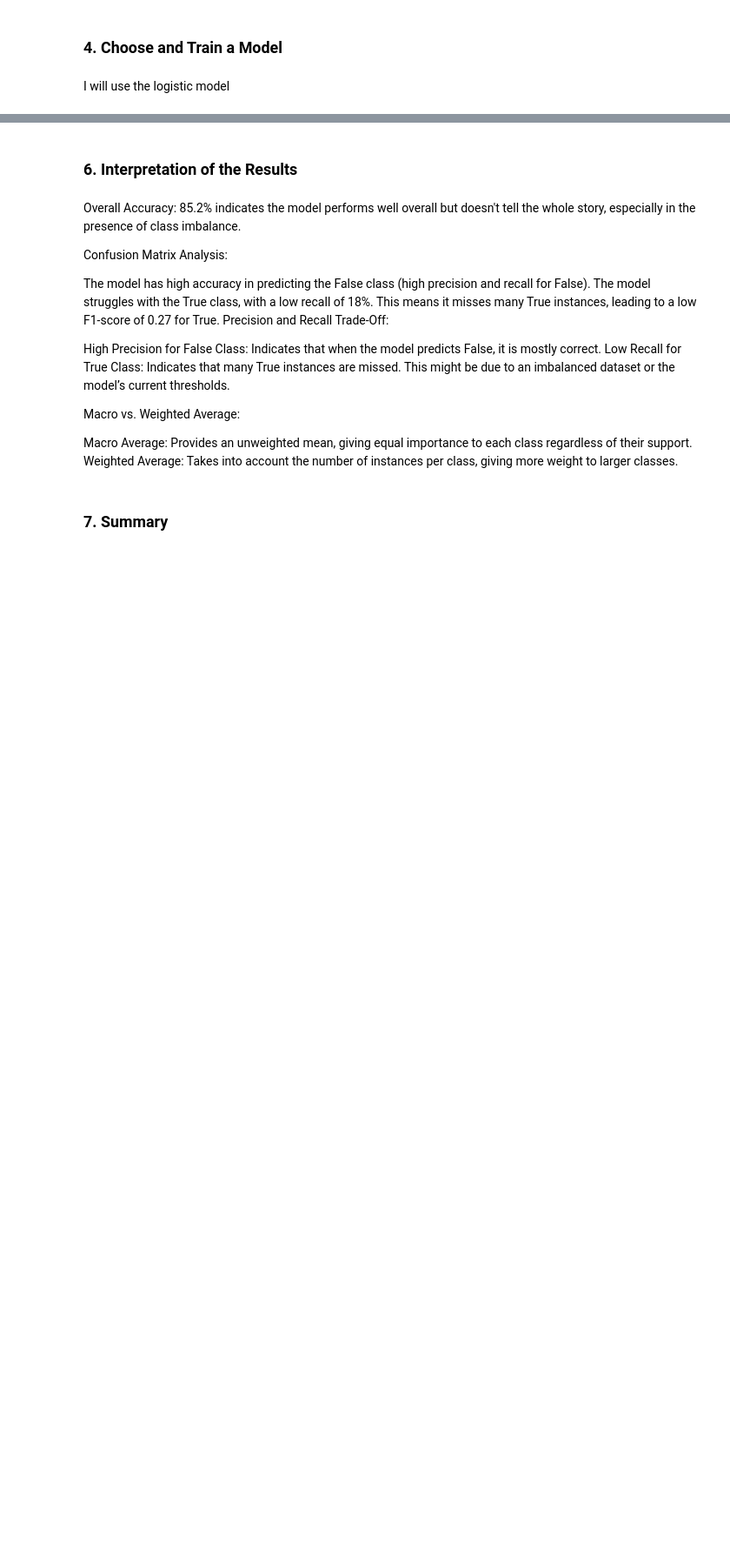
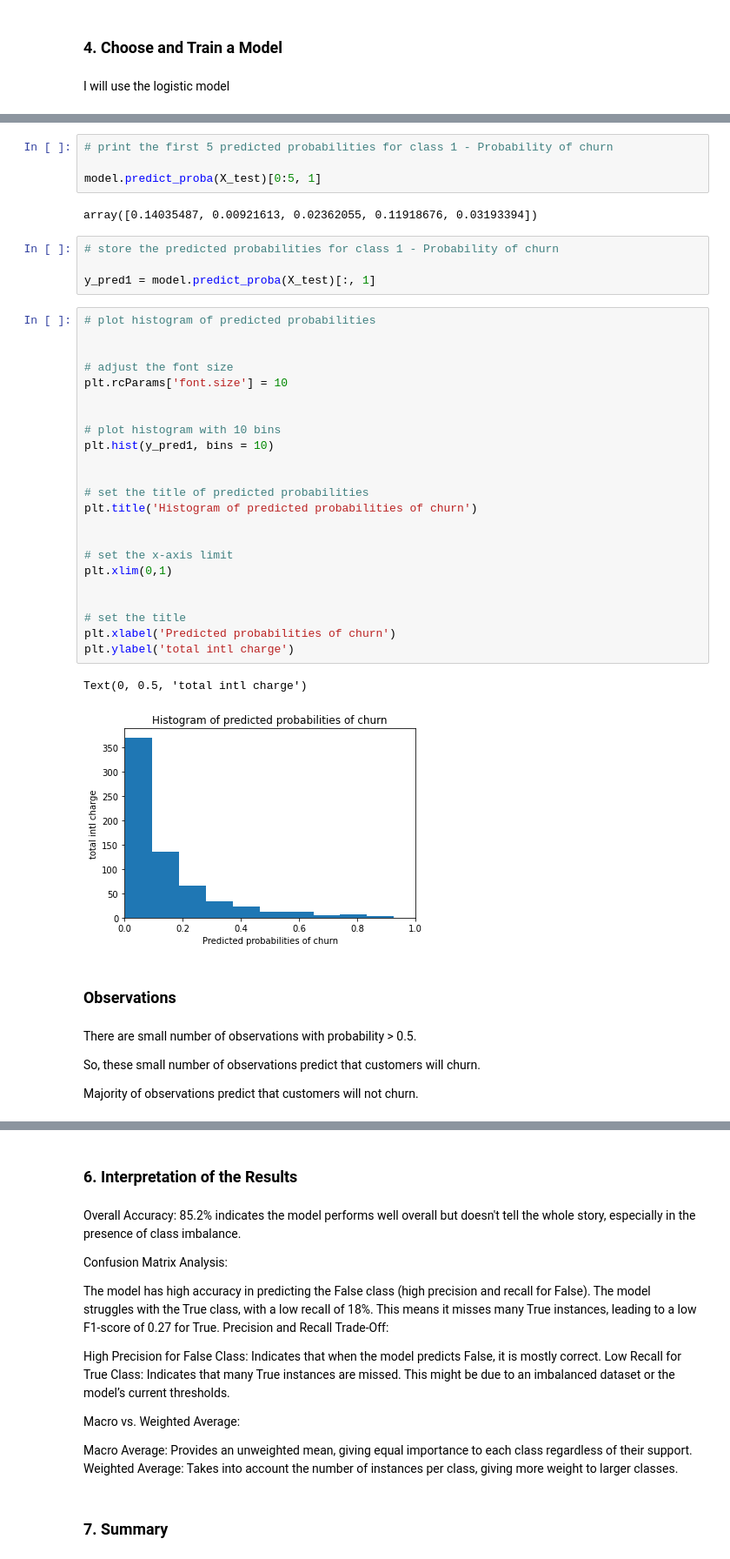
Before and after one commit to CYNTHIA-ATIENO/PHASE-3-PROJECT, a Jupyter notebook: index.ipynb, the cells around one changed output, grey strips where cells are left out. Shown at 87% size. Drawn from its saved outputs; the diff is of its cells as text; blank space fills up the shorter version.

```diff
--- a/index.ipynb
+++ b/index.ipynb
@@ -327,3 +438,47 @@ weighted avg       0.82      0.85      0.82       667
+# %%
+# print the first 5 predicted probabilities for class 1 - Probability of churn
+
+model.predict_proba(X_test)[0:5, 1]
+# %% [output]
+array([0.14035487, 0.00921613, 0.02362055, 0.11918676, 0.03193394])
+# %%
+# store the predicted probabilities for class 1 - Probability of churn
+
+y_pred1 = model.predict_proba(X_test)[:, 1]
+# %%
+# plot histogram of predicted probabilities
+
+
+# adjust the font size
+plt.rcParams['font.size'] = 10
+
+
+# plot histogram with 10 bins
+plt.hist(y_pred1, bins = 10)
+
+
+# set the title of predicted probabilities
+plt.title('Histogram of predicted probabilities of churn')
+
+
+# set the x-axis limit
+plt.xlim(0,1)
+
+
+# set the title
+plt.xlabel('Predicted probabilities of churn')
+plt.ylabel('total intl charge')
+# %% [output]
+Text(0, 0.5, 'total intl charge')
+[figure, added]
+# %% [markdown]
+### Observations
+# %% [markdown]
+There are small number of observations with probability > 0.5.
+
+So, these small number of observations predict that customers will churn.
+
+Majority of observations predict that customers will not churn.
 # %% [markdown]
 ### 5. Analysis of the Results
 Accuracy: The proportion of correctly predicted instances. An accuracy of approximately 85.2% means that our model correctly classified about 85.2% of all instances in our dataset.
```
Also changed, not shown: parts of 28 cells of this notebook.
